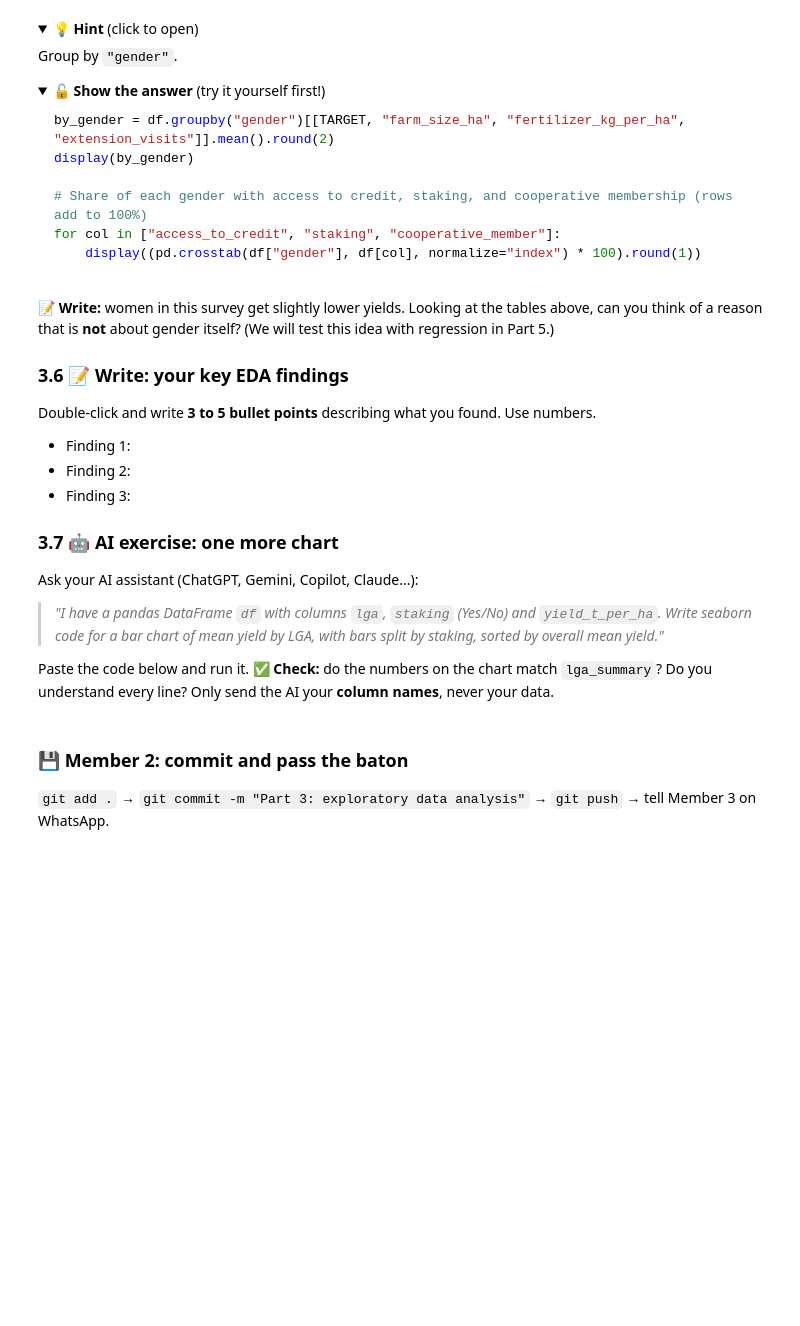
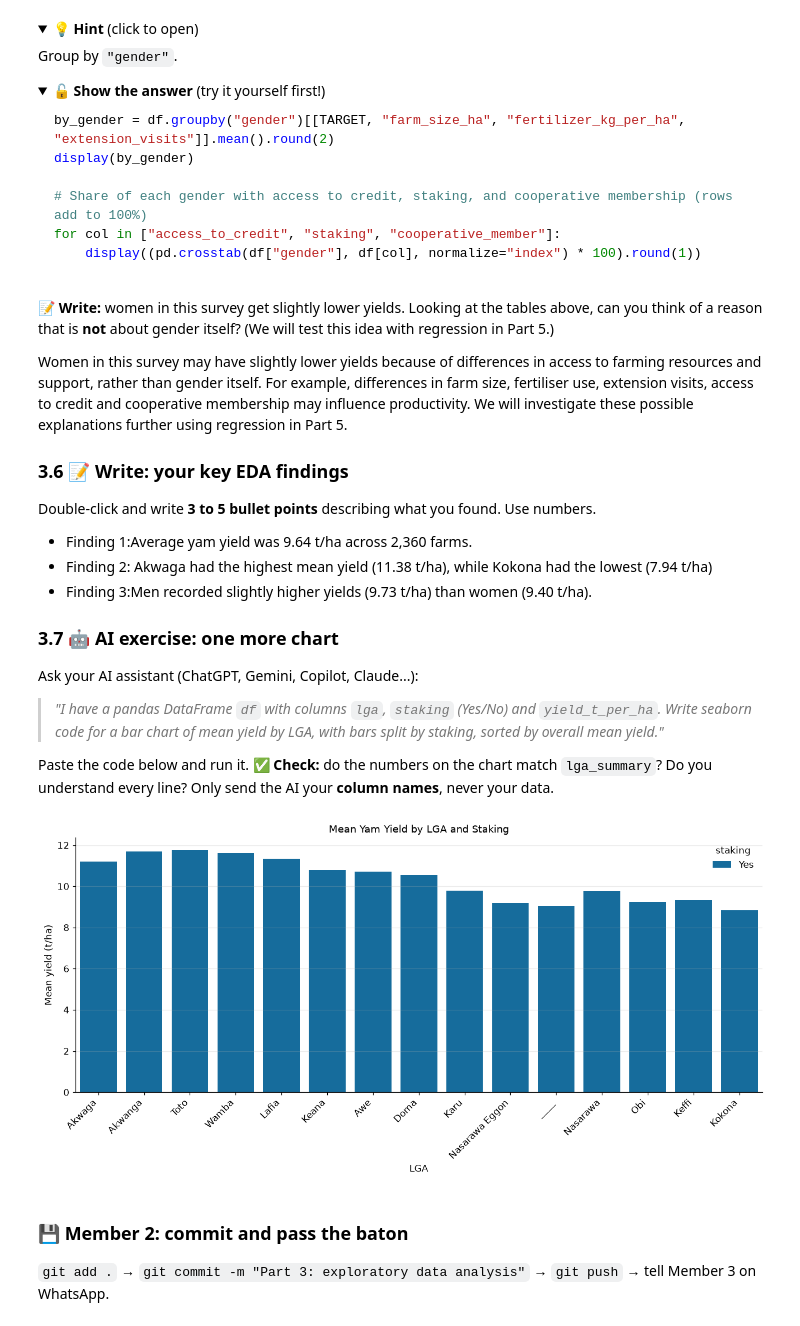
Before and after one commit to samtomtit84-max/nsuk-ds-group-06, a Jupyter notebook: notebooks/scratch/group6_project.ipynb, the cells around one changed output. Cells and saved outputs as stored; diff of their text form; code cells hidden in the pictures; folded sections open; blank space fills up the shorter version.

Commit message:
Part 3: exploratory data analysis

```diff
--- a/notebooks/scratch/group6_project.ipynb
+++ b/notebooks/scratch/group6_project.ipynb
@@ -1058,11 +1119,13 @@ for col in ["access_to_credit", "staking", "cooperative_member"]:
 📝 **Write:** women in this survey get slightly lower yields. Looking at the tables above, can you think of
 a reason that is **not** about gender itself? (We will test this idea with regression in Part 5.)
 
+Women in this survey may have slightly lower yields because of differences in access to farming resources and support, rather than gender itself. For example, differences in farm size, fertiliser use, extension visits, access to credit and cooperative membership may influence productivity. We will investigate these possible explanations further using regression in Part 5.
+
 ### 3.6 📝 Write: your key EDA findings
 Double-click and write **3 to 5 bullet points** describing what you found. Use numbers.
-- Finding 1:
-- Finding 2:
-- Finding 3:
+- Finding 1:Average yam yield was 9.64 t/ha across 2,360 farms.
+- Finding 2: Akwaga had the highest mean yield (11.38 t/ha), while Kokona had the lowest (7.94 t/ha)
+- Finding 3:Men recorded slightly higher yields (9.73 t/ha) than women (9.40 t/ha).
 
 ### 3.7 🤖 AI exercise: one more chart
 Ask your AI assistant (ChatGPT, Gemini, Copilot, Claude...):
@@ -1073,6 +1136,30 @@ Paste the code below and run it. ✅ **Check:** do the numbers on the chart matc
 understand every line? Only send the AI your **column names**, never your data.
 # %%
 # 🤖 Paste and test the AI-generated code here
+# Calculate mean yield by LGA and staking
+staking_lga = df.groupby(["lga", "staking"])["yield_t_per_ha"].mean().reset_index()
+
+# Sort LGAs by overall mean yield
+lga_order = df.groupby("lga")["yield_t_per_ha"].mean().sort_values(ascending=False).index
+
+# Create the bar chart
+plt.figure(figsize=(12, 6))
+sns.barplot(
+    data=staking_lga,
+    x="lga",
+    y="yield_t_per_ha",
+    hue="staking",
+    order=lga_order
+)
+
+plt.xticks(rotation=45, ha="right")
+plt.xlabel("LGA")
+plt.ylabel("Mean yield (t/ha)")
+plt.title("Mean Yam Yield by LGA and Staking")
+plt.tight_layout()
+plt.show()
+# %% [output]
+[figure, added]
 # %% [markdown]
 ### 💾 Member 2: commit and pass the baton
 `git add .` → `git commit -m "Part 3: exploratory data analysis"` → `git push` → tell Member 3 on WhatsApp.
```
Also changed, not shown: parts of 17 cells of this notebook.
